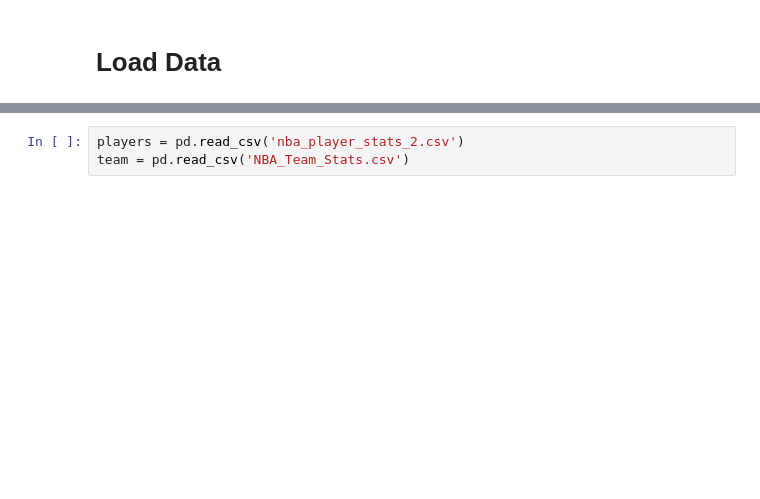
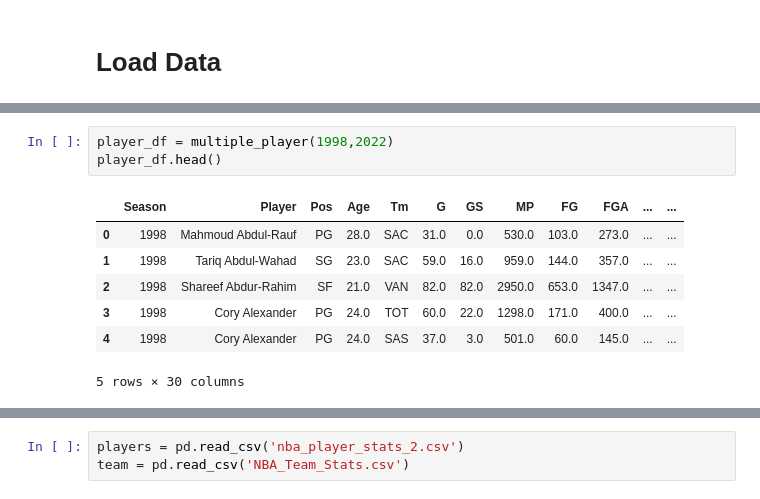
Before and after one commit to claykindiger/DSCI303FinalProject, a Jupyter notebook: Exercise4ForProject.ipynb, the cells around one changed output, grey strips where cells are left out. Drawn from its saved outputs; the diff is of its cells as text; blank space fills up the shorter version.

```diff
--- a/Exercise4ForProject.ipynb
+++ b/Exercise4ForProject.ipynb
@@ -19,0 +131,11 @@ from mlxtend.plotting import plot_sequential_feature_selection as plot_sfs
+# %%
+player_df = multiple_player(1998,2022)
+player_df.head()
+# %% [output]
+|  | Season | Player | Pos | Age | Tm | G | GS | MP | FG | FGA | ... | ... |
+| 0 | 1998 | Mahmoud Abdul-Rauf | PG | 28.0 | SAC | 31.0 | 0.0 | 530.0 | 103.0 | 273.0 | ... | ... |
+| 1 | 1998 | Tariq Abdul-Wahad | SG | 23.0 | SAC | 59.0 | 16.0 | 959.0 | 144.0 | 357.0 | ... | ... |
+| 2 | 1998 | Shareef Abdur-Rahim | SF | 21.0 | VAN | 82.0 | 82.0 | 2950.0 | 653.0 | 1347.0 | ... | ... |
+| 3 | 1998 | Cory Alexander | PG | 24.0 | TOT | 60.0 | 22.0 | 1298.0 | 171.0 | 400.0 | ... | ... |
+| 4 | 1998 | Cory Alexander | PG | 24.0 | SAS | 37.0 | 3.0 | 501.0 | 60.0 | 145.0 | ... | ... |
+5 rows × 30 columns
```
Also changed, not shown: parts of 44 cells of this notebook, 5 other files.
